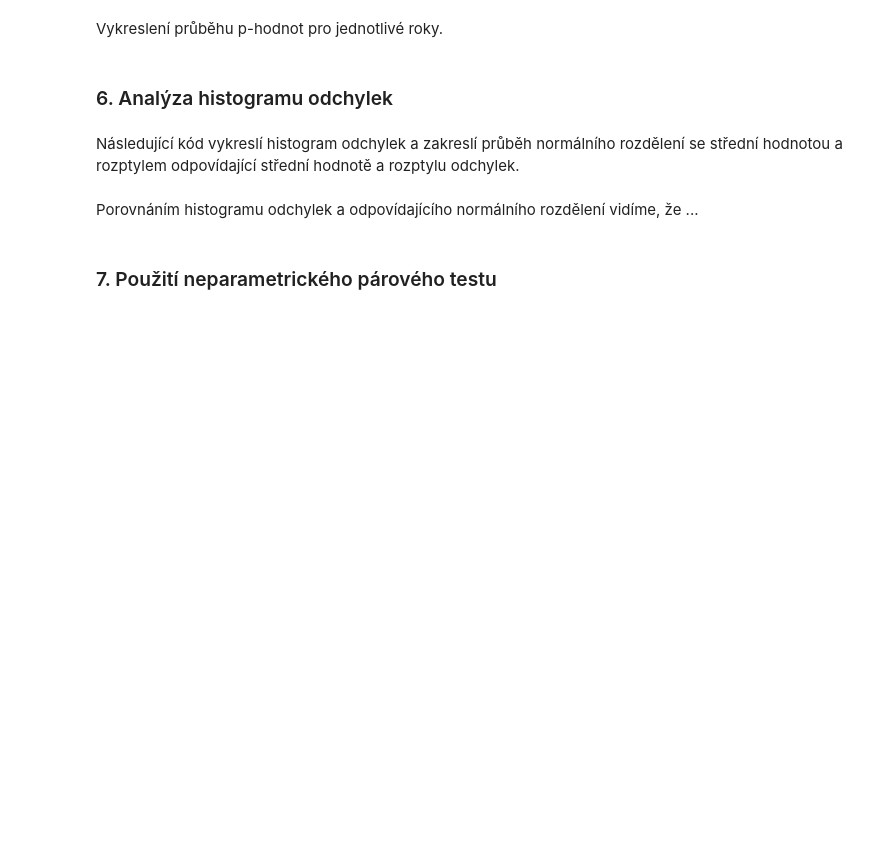
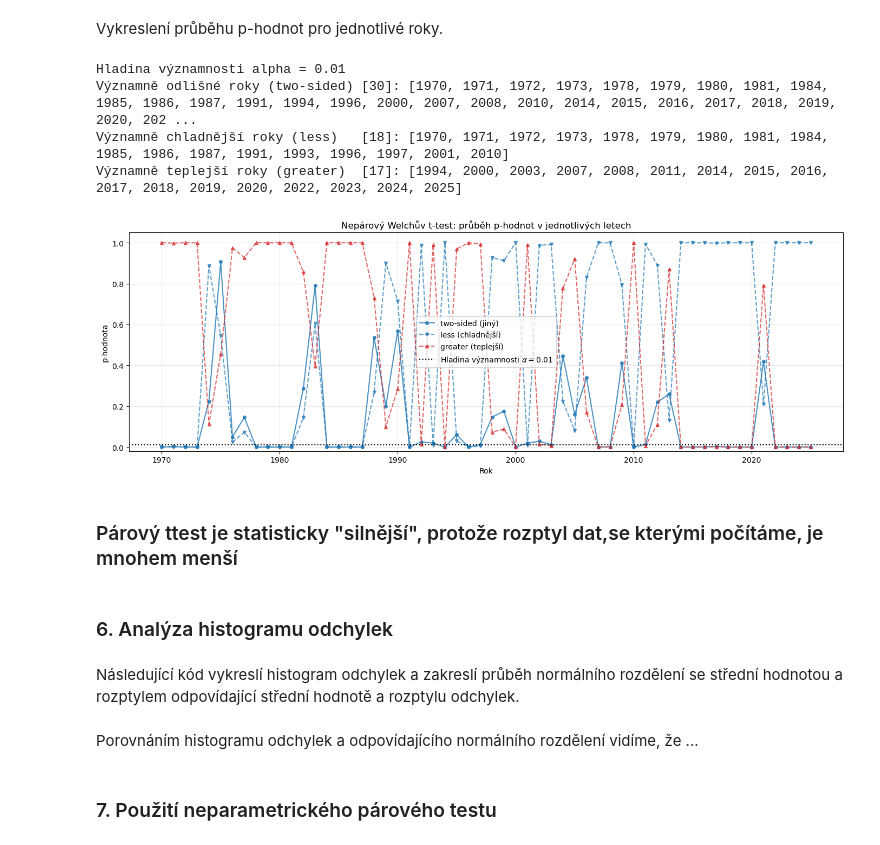
Before and after one commit to Psychol0gicl/dr_semestralni_prace, a Jupyter notebook: dr2026_2sem.ipynb, the cells around one changed output. Drawn from its saved outputs; the diff is of its cells as text; code cells hidden in the pictures; blank space fills up the shorter version.

```diff
--- a/dr2026_2sem.ipynb
+++ b/dr2026_2sem.ipynb
@@ -508,31 +527,3 @@ H_1 (\text{rok je jiný}):& \mu_\text{rok} \ne \mu_\text{avg},\\
 H_1 (\text{rok je chladnější}):& \mu_\text{rok} < \mu_\text{avg},,\\
 H_1(\text{rok je teplejší}):& \mu_\text{rok} > \mu_\text{avg},\\
 \end{align}
-# %%
-test_name = "t-test"
-test_type = "paired"
-
-tests_results[test_name] = {
-        test_type: {
-            "two-sided": {},
-            "less": {},
-            "greater": {},
-        },
-}
-
-
-for year, data in df_annual.items():
-
-    average_year = ...
-    actual_year = ...
-
-    ...
-    p_value_two_sided = ...
-    ...
-    p_value_less = ...
-    ...
-    p_value_greater = ...
-
-    tests_results[test_name][test_type]["two-sided"][year] = p_value_two_sided
-    tests_results[test_name][test_type]["less"][year] = p_value_less
-    tests_results[test_name][test_type]["greater"][year] = p_value_greater
@@ -543,3 +580,14 @@ Vykreslení průběhu p-hodnot pro jednotlivé roky.
+# %%
+results = tests_results["t-test"]["paired"]
+plot_test_results(results)
+# %% [output]
+Hladina významnosti alpha = 0.01
+Významně odlišné roky (two-sided) [30]: [1970, 1971, 1972, 1973, 1978, 1979, 1980, 1981, 1984, 1985, 1986, 1987, 1991, 1994, 1996, 2000, 2007, 2008, 2010, 2014, 2015, 2016, 2017, 2018, 2019, 2020, 202 ...
+Významně chladnější roky (less)   [18]: [1970, 1971, 1972, 1973, 1978, 1979, 1980, 1981, 1984, 1985, 1986, 1987, 1991, 1993, 1996, 1997, 2001, 2010]
+Významně teplejší roky (greater)  [17]: [1994, 2000, 2003, 2007, 2008, 2011, 2014, 2015, 2016, 2017, 2018, 2019, 2020, 2022, 2023, 2024, 2025]
+[figure, added]
+# %% [markdown]
+### Párový ttest je statisticky "silnější", protože rozptyl dat,se kterými počítáme, je mnohem menší
 # %% [markdown]
 ### 6. Analýza histogramu odchylek
 # %% [markdown]
```
Also changed, not shown: parts of 7 cells of this notebook.
